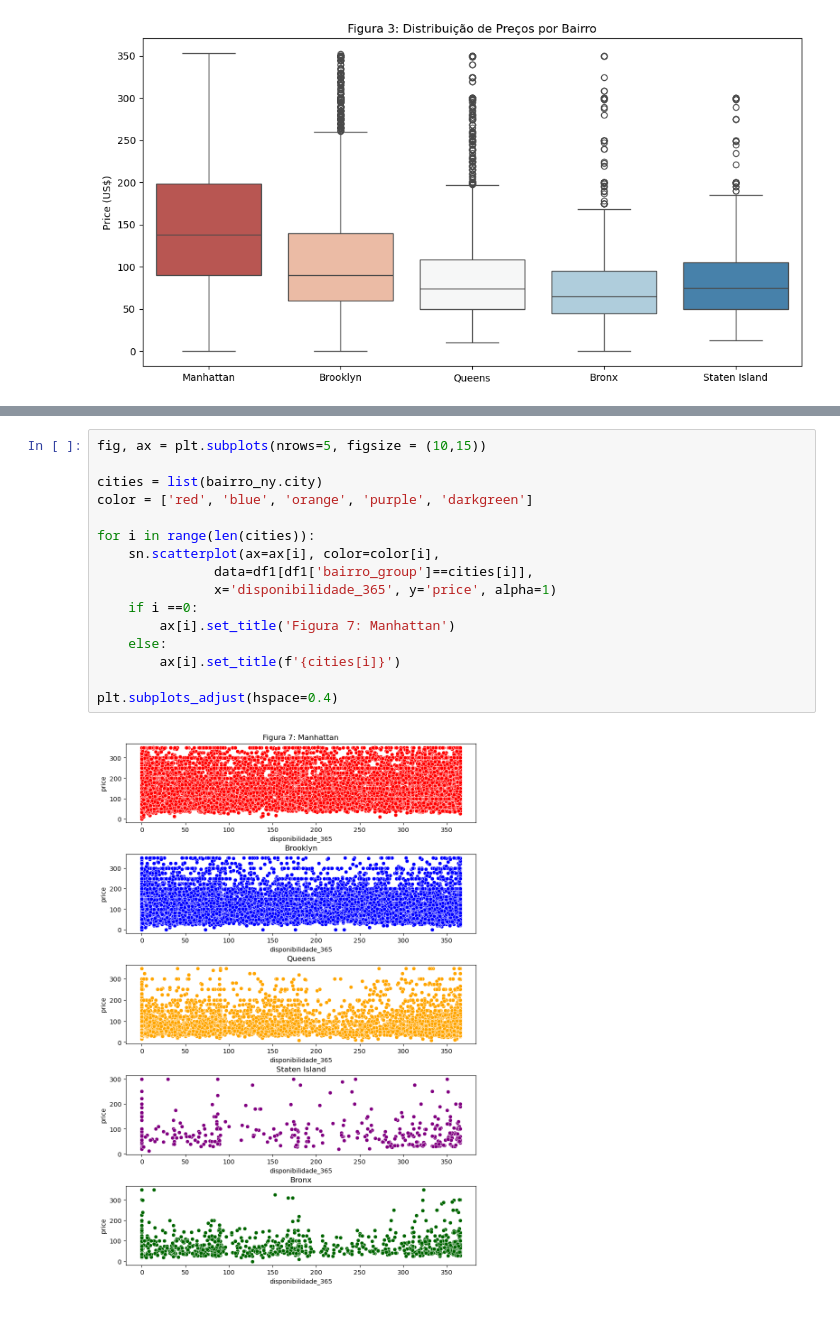
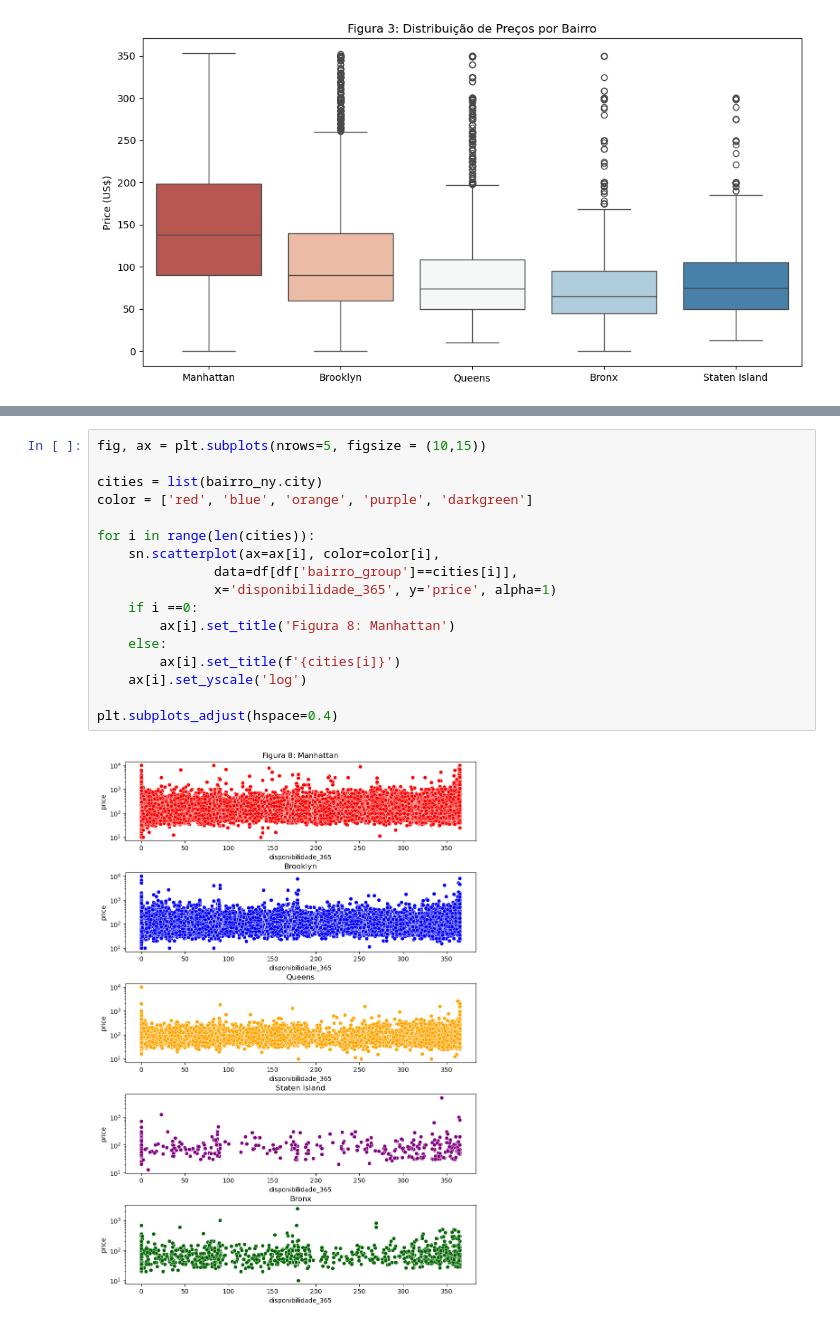
Before and after one commit to DaniloDC07/-Lighthouse-Desafio-Ci-ncia-de-Dados-2025, a Jupyter notebook: Desafio LIGHTHOUSE.ipynb, the cells around one changed output, grey strips where cells are left out. Drawn from its saved outputs; the diff is of its cells as text.

```diff
--- a/Desafio LIGHTHOUSE.ipynb
+++ b/Desafio LIGHTHOUSE.ipynb
@@ -356,20 +380,21 @@ plt.subplots_adjust(hspace=0.4)
 # %%
 fig, ax = plt.subplots(nrows=5, figsize = (10,15))
 
 cities = list(bairro_ny.city)
 color = ['red', 'blue', 'orange', 'purple', 'darkgreen']
 
 for i in range(len(cities)):
     sn.scatterplot(ax=ax[i], color=color[i],
-               data=df1[df1['bairro_group']==cities[i]],
+               data=df[df['bairro_group']==cities[i]],
                x='disponibilidade_365', y='price', alpha=1)
     if i ==0:
-        ax[i].set_title('Figura 7: Manhattan')
+        ax[i].set_title('Figura 8: Manhattan')
     else:
         ax[i].set_title(f'{cities[i]}')
+    ax[i].set_yscale('log')
 
 plt.subplots_adjust(hspace=0.4)
 # %% [output]
-[figure, old version]
+[figure, new version]
 # %% [markdown]
 ---
```
Also changed, not shown: parts of 14 cells of this notebook.
